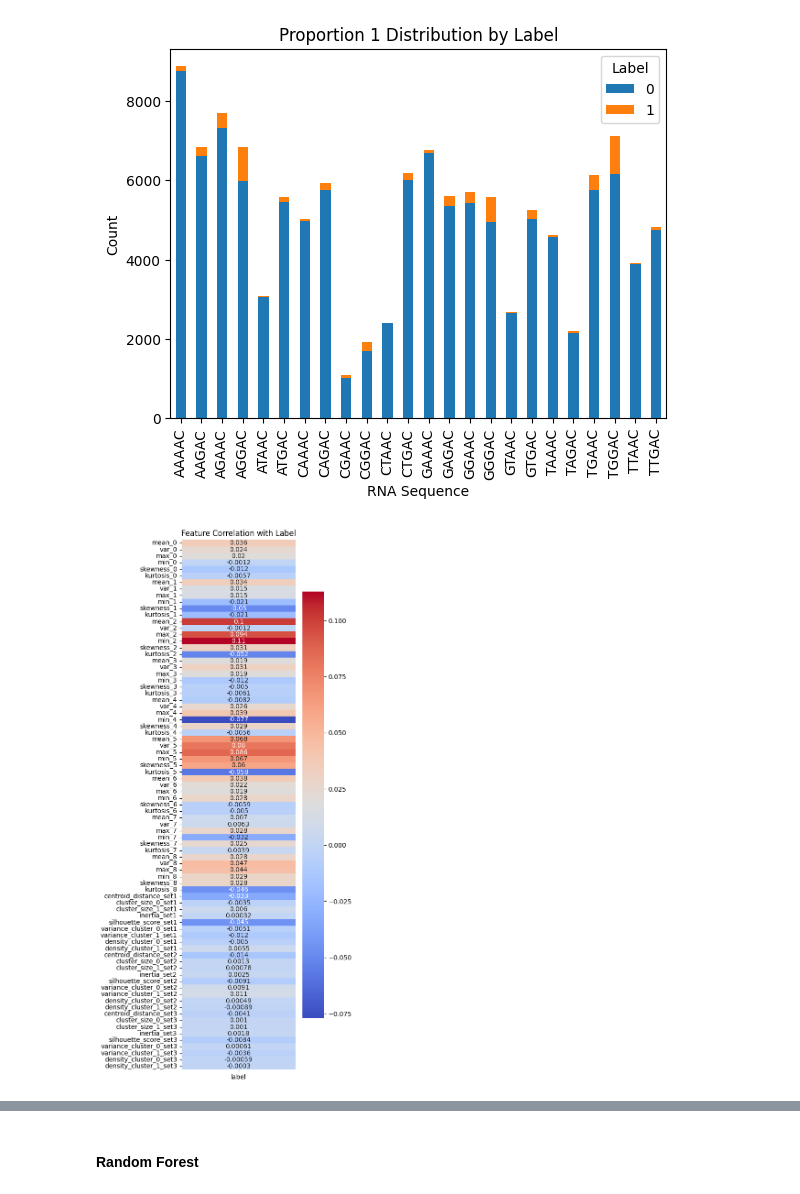
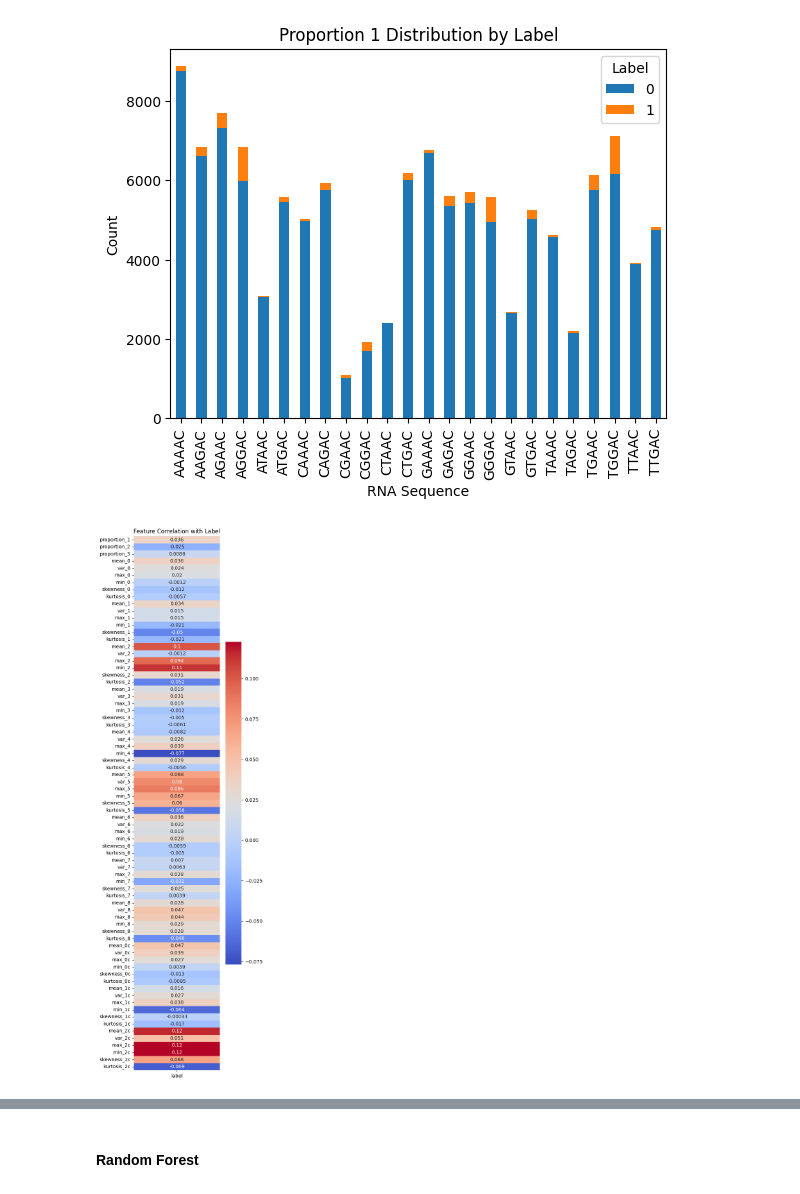
Before and after one commit to yunethiri/DSA4262-geneandtonic, a Jupyter notebook: full_training.ipynb, the cells around one changed output, grey strips where cells are left out. Saved outputs shown, nothing was run; the diff lists cells and outputs as text; code cells hidden in the pictures.

```diff
--- a/full_training.ipynb
+++ b/full_training.ipynb
@@ -91,9 +91,9 @@ def create_aggregated_dataframe(data_list, sequence_proportions_1, sequence_prop
                     transcript_position = {
                         'transcript_id': transcript_id,
                         'transcript_position': position,
-                        # 'proportion_1': sequence_proportions_1[sequence_1],
-                        # 'proportion_2': sequence_proportions_2[sequence_2],
-                        # 'proportion_3': sequence_proportions_3[sequence_3],
+                        'proportion_1': sequence_proportions_1[sequence_1],
+                        'proportion_2': sequence_proportions_2[sequence_2],
+                        'proportion_3': sequence_proportions_3[sequence_3],
                     }
 
                     for idx in range(scores_array.shape[1]):
@@ -105,6 +105,16 @@ def create_aggregated_dataframe(data_list, sequence_proportions_1, sequence_prop
                             f'skewness_{idx}': skew_scores[idx],
                             f'kurtosis_{idx}': kurtosis_scores[idx]
                         })
+                    for i in range(3):
+                        transcript_position.update({
+                                f'mean_{i}c': mean_scores[i] + mean_scores[i+3] + mean_scores[i+6],
+                                f'var_{i}c': var_scores[i] + var_scores[i+3] + var_scores[i+6],
+                                f'max_{i}c': max_scores[i] + max_scores[i+3] + max_scores[i+6],
+                                f'min_{i}c': min_scores[i] + min_scores[i+3] + min_scores[i+6],
+                                f'skewness_{i}c': skew_scores[i] + skew_scores[i+3] + skew_scores[i+6],
+                                f'kurtosis_{i}c': kurtosis_scores[i] + kurtosis_scores[i+3] + skew_scores[i+6]
+                            })
+
                     rows.append(transcript_position)
 
     # Create DataFrame
@@ -140,7 +154,7 @@ Index(['transcript_id', 'transcript_position', 'mean_0', 'var_0', 'max_0',
 # %% [markdown]
 #### Cluster Data Feature Integration
 # %%
-cluster_data = pd.read_pickle("clustered_dat_scaled.pkl")
+cluster_data = pd.read_pickle("clustered_dat_noscale.pkl")
 pd.set_option('display.max_columns', None)
 cluster_data['position'] = cluster_data['position'].astype(int)
 merged_df = pd.merge(df_full, cluster_data, left_on=['transcript_id', 'transcript_position'], right_on=['transcript_id', 'position'], how='left')
@@ -183,14 +197,14 @@ seq_distribution('rna_sequence', 'label', 'Proportion 1 Distribution by Label',
 # %% [output]
 [figure]
 # %%
-# Cleaning up cluster data's integration
+# Correlation heatmap
 correlation_df = df.drop(['gene_id'], axis=1)
 correlation_matrix = correlation_df.corr()
 label_correlations = correlation_matrix['label'].drop('label')
 
-plt.figure(figsize=(4, 15))
+plt.figure(figsize=(4, 20))
 sns.heatmap(label_correlations.to_frame(), annot=True, cmap='coolwarm', cbar=True)
 plt.title('Feature Correlation with Label')
 plt.show()
 # %% [output]
-[figure, old version]
+[figure, new version]
```
Also changed, not shown: parts of 17 cells of this notebook, 8 other files.
